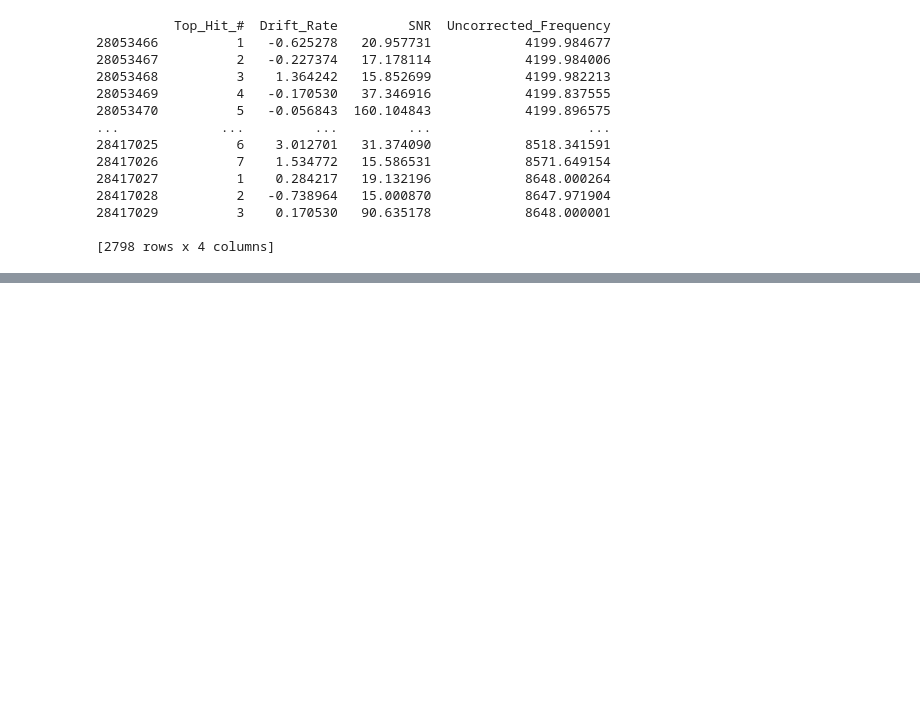
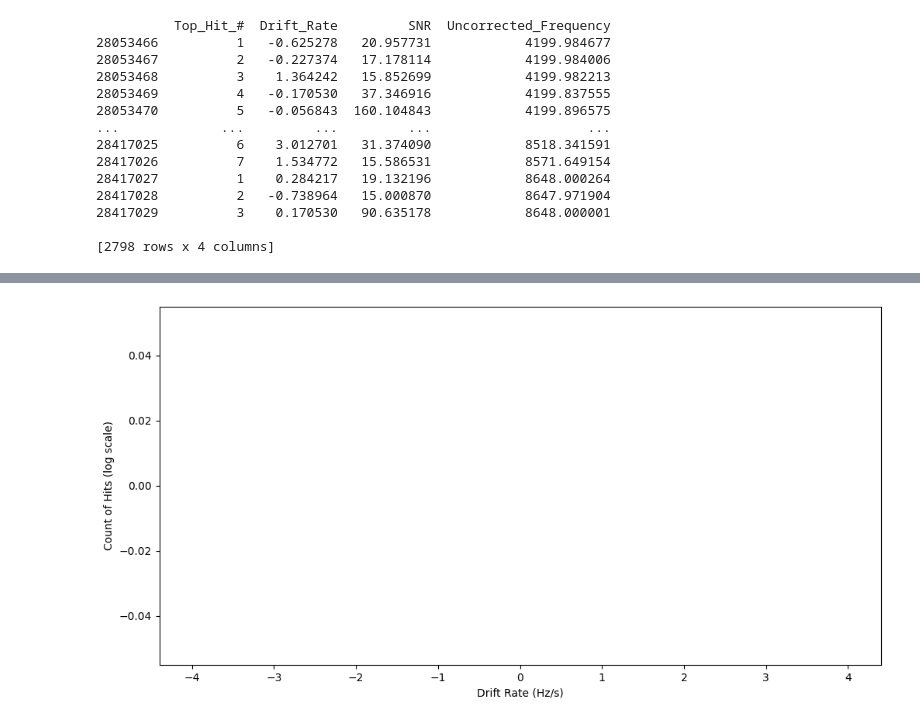
Before and after one commit to valegl04/BL_ATA_Alerts, a Jupyter notebook: ATA/drift_rate_histo.ipynb, the cells around one changed output, grey strips where cells are left out. Cells and saved outputs as stored; diff of their text form; code cells hidden in the pictures; blank space fills up the shorter version.

```diff
--- a/ATA/drift_rate_histo.ipynb
+++ b/ATA/drift_rate_histo.ipynb
@@ -72,19 +101,21 @@ print(lol)
 # %%
 # Histogram of the Drift Rate
 
 bin = np.linspace(-4, 4, 150)
 
 plt.figure(figsize=(12, 6))
-plt.hist(unblanked_bliss_results['Drift_Rate'], log=True, bins=bin, color='#e41a1c', alpha=0.7)
-plt.hist(bliss_results['Drift_Rate'], log=True, bins=bin, color='blue', alpha=0.7)
-plt.hist(filtered_bliss['Drift_Rate'], log=True, bins=bin, color='#4daf4a', alpha=0.7)
-plt.xlim(-4, 4)
+plt.hist(unblanked_bliss_results['Uncorrected_Frequency'], bins=bin, color='#e41a1c', alpha=0.7)
+plt.hist(bliss_results['Uncorrected_Frequency'], bins=bin, color='blue', alpha=0.7)
+plt.hist(filtered_bliss['Uncorrected_Frequency'], bins=bin, color='#4daf4a', alpha=0.7)
+#plt.xlim(-4, 4)
 plt.xlabel('Drift Rate (Hz/s)')
 plt.ylabel('Count of Hits (log scale)')
 #plt.title(f'{node} Drift Rates')
 
 
 plt.show()
+# %% [output]
+[figure, added]
 # %%
 # Histogram of the SNR
 
```
Also changed, not shown: parts of 1 cell of this notebook, 1 other file.
